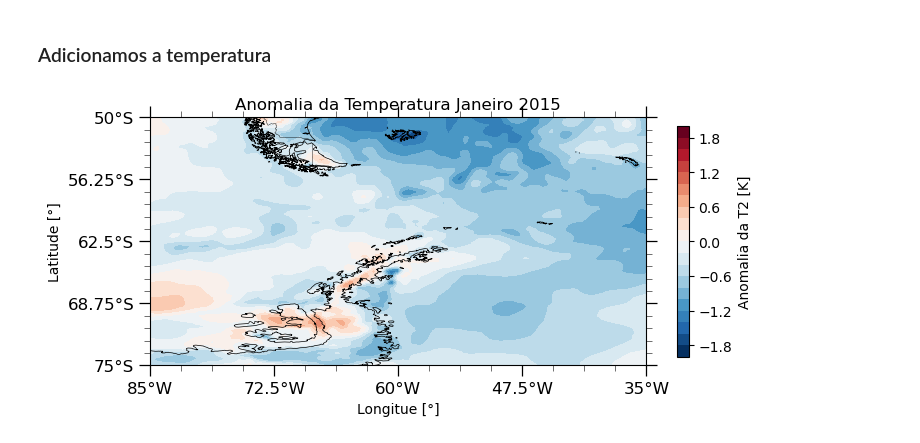
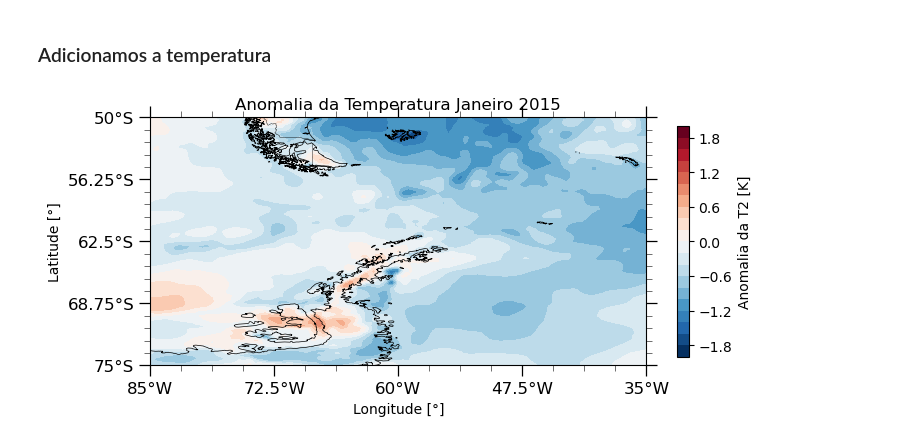
Before and after one commit to cryohydromettools/CURSO_GLASCLIM_LaCrio, a Jupyter notebook: dia1/03.Anomalias.ipynb, the cells around one changed output. Saved outputs shown, nothing was run; the diff lists cells and outputs as text; code cells hidden in the pictures.

```diff
--- a/dia1/03.Anomalias.ipynb
+++ b/dia1/03.Anomalias.ipynb
@@ -149,32 +149,32 @@ ax.set_extent([lon.min(), lon.max(), lat.min(), lat.max()], crs=projection)
 ax.add_feature(cf.COASTLINE.with_scale("10m"), lw=0.5)
 ax.add_feature(cf.BORDERS.with_scale("10m"), lw=0.3)
 
 # Agora adicionamos o campo de temperatura
 
 cbar_kwargs = {'orientation':'vertical', 'shrink':0.6, "pad" : .05,
                 'aspect':20, 'label':'Anomalia da T2 [K]'}
 
 anm.sel(time='20150101').plot.contourf(ax=ax, transform=projection,
                                        cbar_kwargs=cbar_kwargs, levels=21)
 
 
 # definimos as características dos "ticks".
 gv.set_axes_limits_and_ticks(ax,
                              xticks=np.linspace(lon.min(), lon.max(), 5),
                              yticks=np.linspace(lat.min(), lat.max(), 5))
 
 # Adição das latitudes e longitudes correspondentes
 gv.add_lat_lon_ticklabels(ax)
 
 # configuração de ticks maiores e menores
 gv.add_major_minor_ticks(ax,
                          x_minor_per_major=4,
                          y_minor_per_major=5,
                          labelsize=12)
 ax.set_title('Anomalia da Temperatura Janeiro 2015')
-ax.set_xlabel('Longitue [°]')
+ax.set_xlabel('Longitude [°]')
 ax.set_ylabel('Latitude [°]')
 fig.savefig('fig/Temp_anm_201501.png', dpi = 300, facecolor='w', bbox_inches = 'tight',
             pad_inches = 0.1)
 # %% [output]
-[figure, old version]
+[figure, new version]
```
Also changed, not shown: 10 other files.
